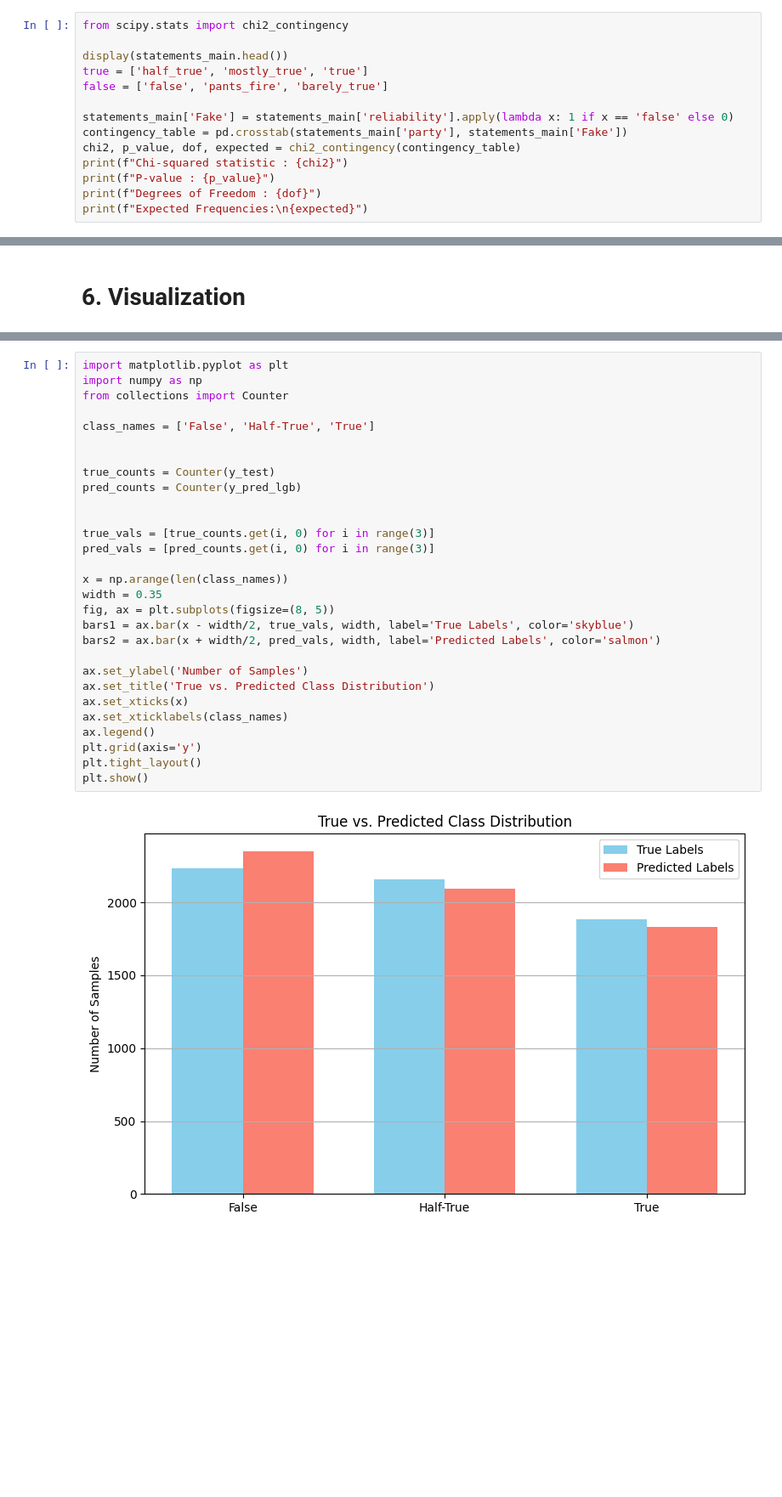
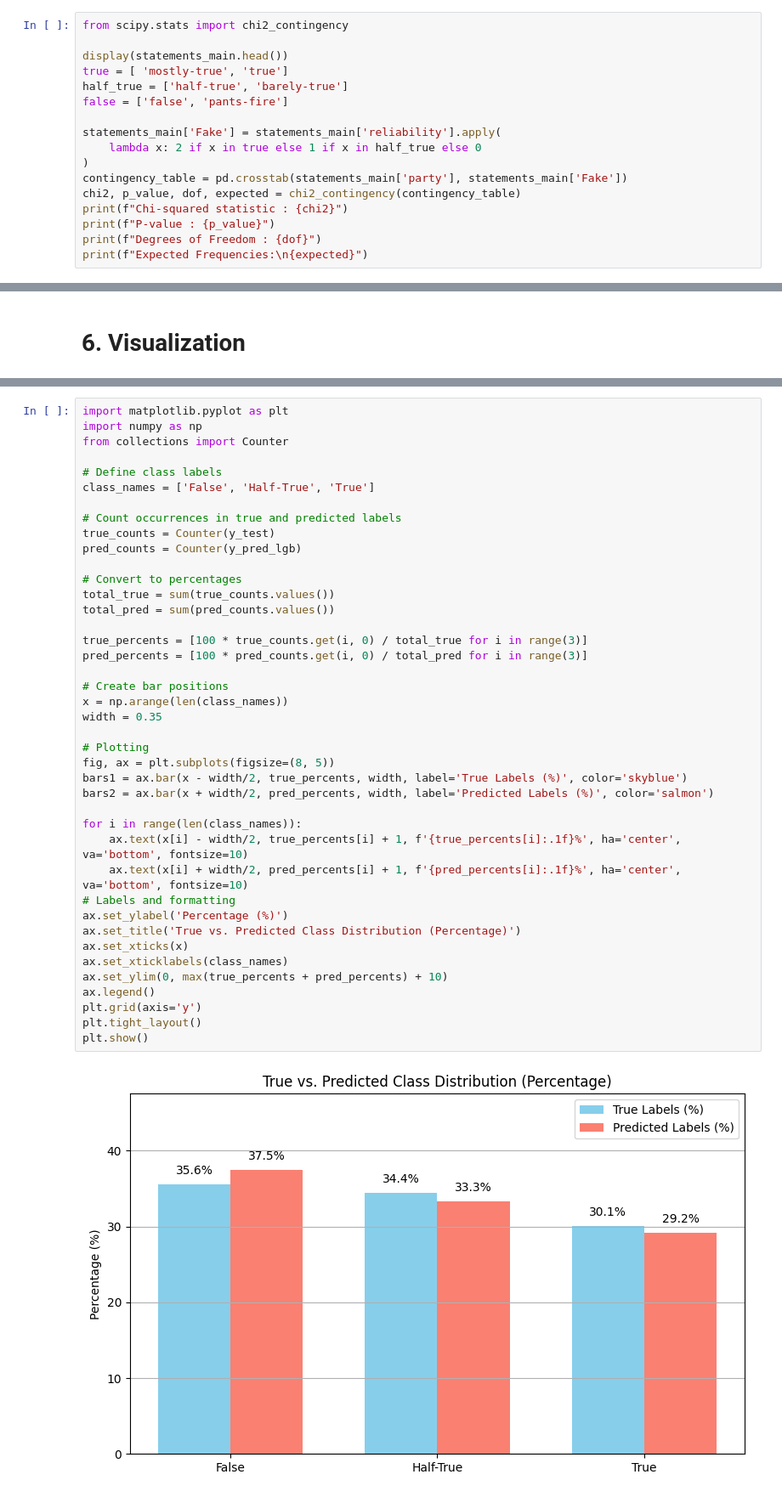
Before and after one commit to namanNagelia/cmsc320_finalProject, a Jupyter notebook: project.ipynb, the cells around one changed output, grey strips where cells are left out. Shown: that part at 85% size. Cells and saved outputs as stored; diff of their text form; blank space fills up the shorter version.

```diff
--- a/project.ipynb
+++ b/project.ipynb
@@ -404,10 +403,13 @@ Now, we'll perform a chi-squared test of independence to determine if there's a
 from scipy.stats import chi2_contingency
 
 display(statements_main.head())
-true = ['half_true', 'mostly_true', 'true']
-false = ['false', 'pants_fire', 'barely_true']
+true = [ 'mostly-true', 'true']
+half_true = ['half-true', 'barely-true']
+false = ['false', 'pants-fire']
 
-statements_main['Fake'] = statements_main['reliability'].apply(lambda x: 1 if x == 'false' else 0)
+statements_main['Fake'] = statements_main['reliability'].apply(
+    lambda x: 2 if x in true else 1 if x in half_true else 0
+)
 contingency_table = pd.crosstab(statements_main['party'], statements_main['Fake'])
 chi2, p_value, dof, expected = chi2_contingency(contingency_table)
 print(f"Chi-squared statistic : {chi2}")
@@ -960,31 +879,43 @@ You can set `force_col_wise=true` to remove the overhead.
 # %%
 import matplotlib.pyplot as plt
 import numpy as np
 from collections import Counter
 
+# Define class labels
 class_names = ['False', 'Half-True', 'True']
 
-
+# Count occurrences in true and predicted labels
 true_counts = Counter(y_test)
 pred_counts = Counter(y_pred_lgb)
 
+# Convert to percentages
+total_true = sum(true_counts.values())
+total_pred = sum(pred_counts.values())
 
-true_vals = [true_counts.get(i, 0) for i in range(3)]
-pred_vals = [pred_counts.get(i, 0) for i in range(3)]
+true_percents = [100 * true_counts.get(i, 0) / total_true for i in range(3)]
+pred_percents = [100 * pred_counts.get(i, 0) / total_pred for i in range(3)]
 
+# Create bar positions
 x = np.arange(len(class_names))
 width = 0.35
+
+# Plotting
 fig, ax = plt.subplots(figsize=(8, 5))
-bars1 = ax.bar(x - width/2, true_vals, width, label='True Labels', color='skyblue')
-bars2 = ax.bar(x + width/2, pred_vals, width, label='Predicted Labels', color='salmon')
+bars1 = ax.bar(x - width/2, true_percents, width, label='True Labels (%)', color='skyblue')
+bars2 = ax.bar(x + width/2, pred_percents, width, label='Predicted Labels (%)', color='salmon')
 
-ax.set_ylabel('Number of Samples')
-ax.set_title('True vs. Predicted Class Distribution')
+for i in range(len(class_names)):
+    ax.text(x[i] - width/2, true_percents[i] + 1, f'{true_percents[i]:.1f}%', ha='center', va='bottom', fontsize=10)
+    ax.text(x[i] + width/2, pred_percents[i] + 1, f'{pred_percents[i]:.1f}%', ha='center', va='bottom', fontsize=10)
+# Labels and formatting
+ax.set_ylabel('Percentage (%)')
+ax.set_title('True vs. Predicted Class Distribution (Percentage)')
 ax.set_xticks(x)
 ax.set_xticklabels(class_names)
+ax.set_ylim(0, max(true_percents + pred_percents) + 10)
 ax.legend()
 plt.grid(axis='y')
 plt.tight_layout()
 plt.show()
 # %% [output]
-[figure, old version]
+[figure, new version]
```
Also changed, not shown: parts of 31 cells of this notebook.
